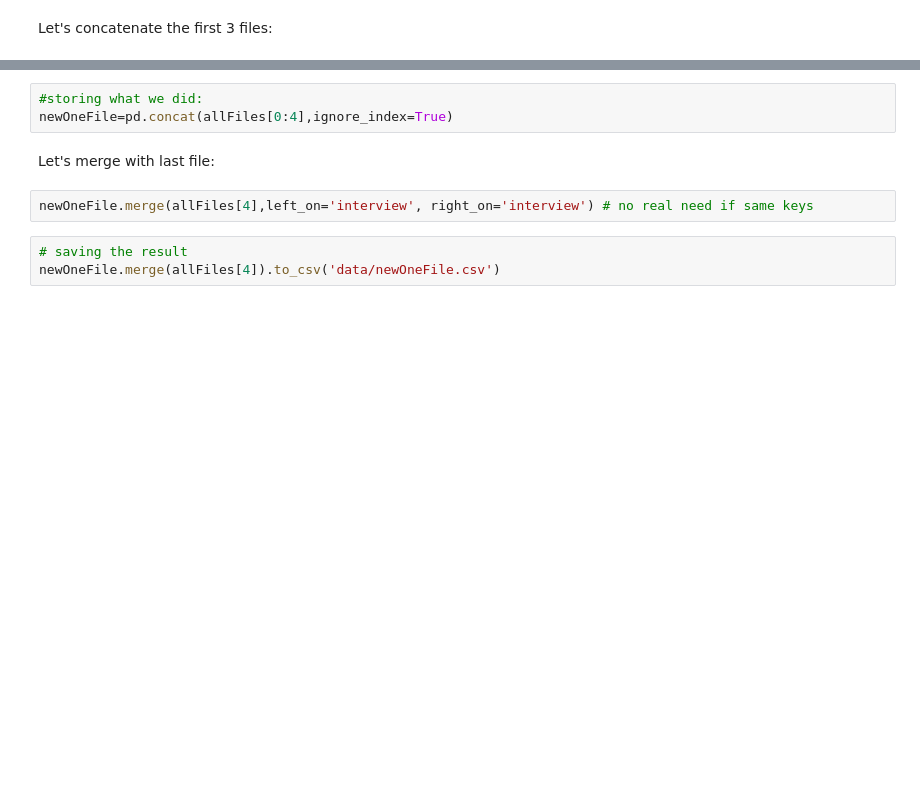
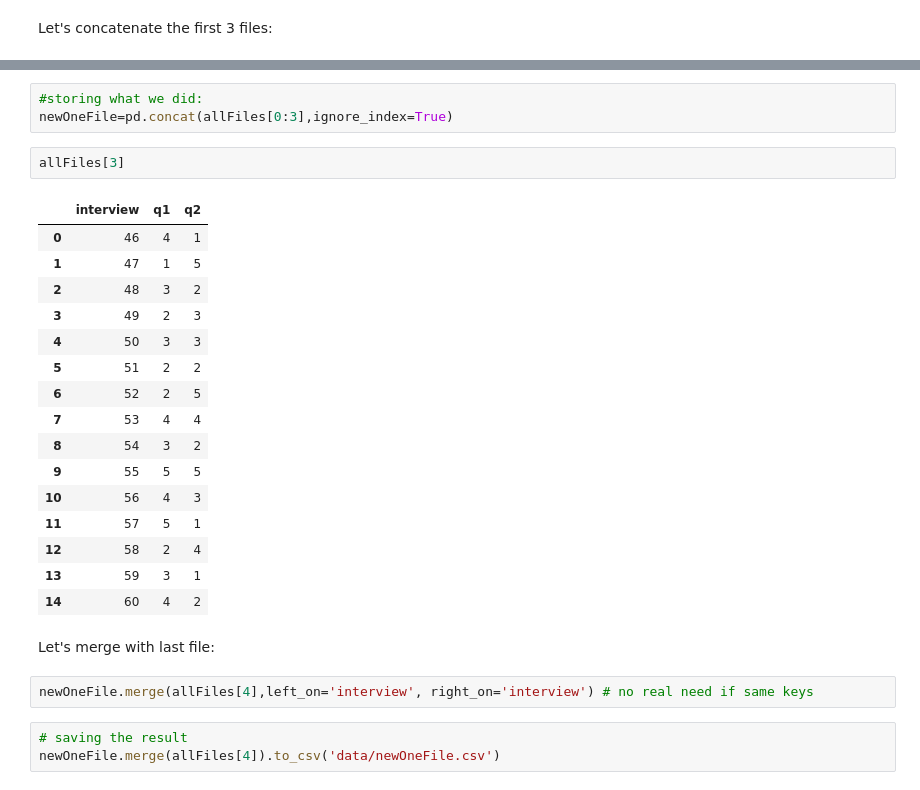
Before and after one commit to escuela-alacip/introPython, a Jupyter notebook: Parte3_P_CargaDeData.ipynb, the cells around one changed output, grey strips where cells are left out. Cells and saved outputs as stored; diff of their text form; blank space fills up the shorter version.

```diff
--- a/Parte3_P_CargaDeData.ipynb
+++ b/Parte3_P_CargaDeData.ipynb
@@ -120,6 +142,25 @@ pd.concat(allFiles[0:4],ignore_index=True)
 # %%
 #storing what we did:
-newOneFile=pd.concat(allFiles[0:4],ignore_index=True)
+newOneFile=pd.concat(allFiles[0:3],ignore_index=True)
+# %%
+allFiles[3]
+# %% [output]
+|  | interview | q1 | q2 |
+| 0 | 46 | 4 | 1 |
+| 1 | 47 | 1 | 5 |
+| 2 | 48 | 3 | 2 |
+| 3 | 49 | 2 | 3 |
+| 4 | 50 | 3 | 3 |
+| 5 | 51 | 2 | 2 |
+| 6 | 52 | 2 | 5 |
+| 7 | 53 | 4 | 4 |
+| 8 | 54 | 3 | 2 |
+| 9 | 55 | 5 | 5 |
+| 10 | 56 | 4 | 3 |
+| 11 | 57 | 5 | 1 |
+| 12 | 58 | 2 | 4 |
+| 13 | 59 | 3 | 1 |
+| 14 | 60 | 4 | 2 |
 # %% [markdown]
 Let's merge with last file:
 # %%
```
Also changed, not shown: parts of 27 cells of this notebook, 2 other files.
